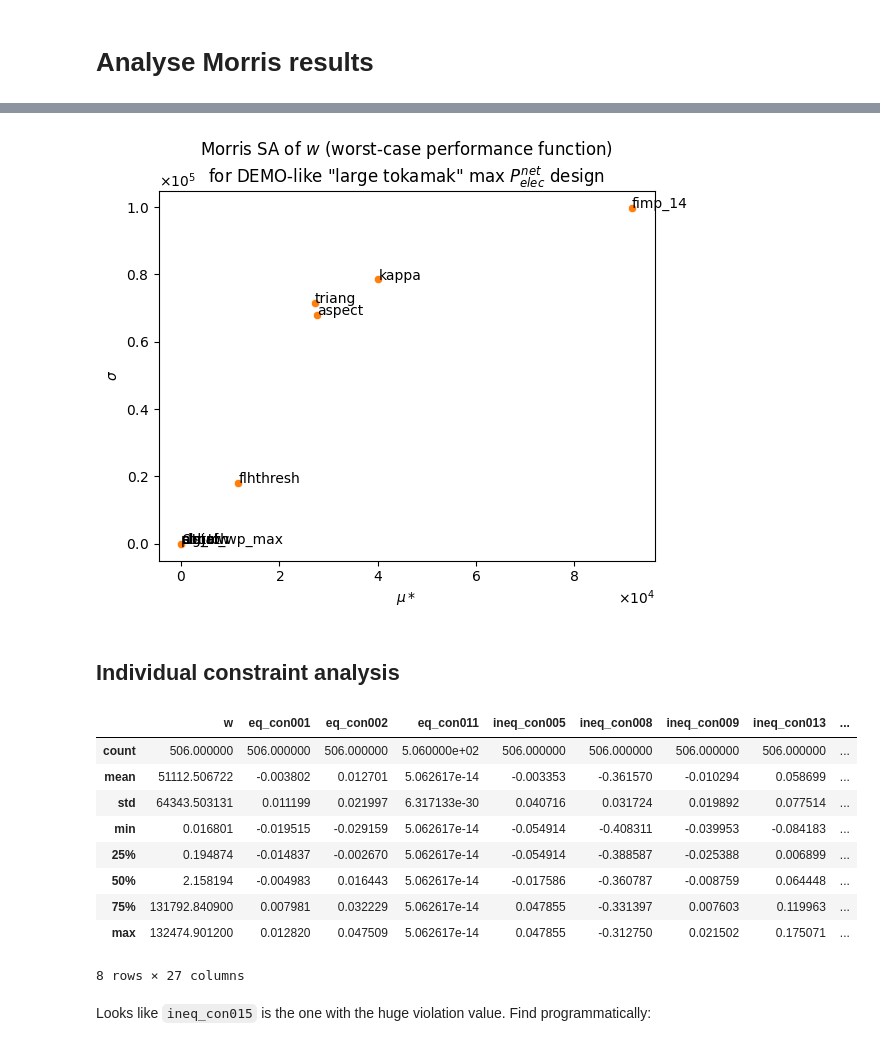
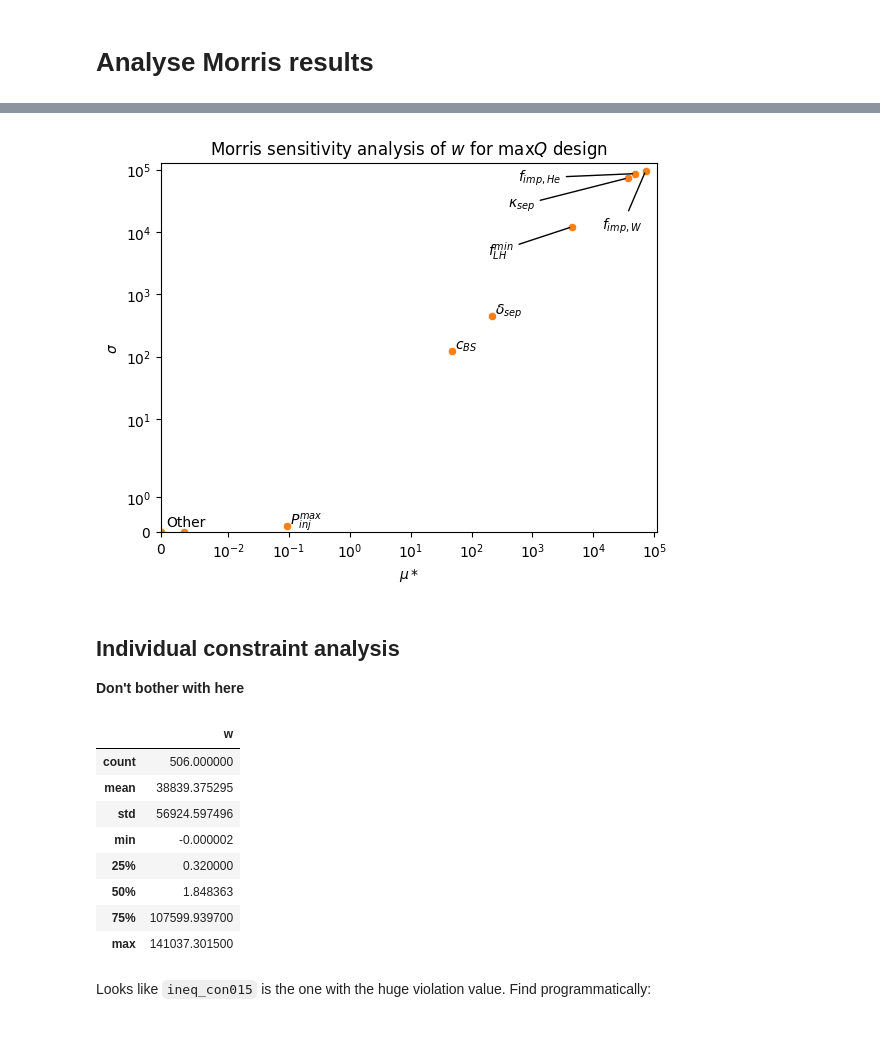
Before and after one commit to jonmaddock/dakota-process, a Jupyter notebook: morris/analyse_morris.ipynb, the cells around one changed output, grey strips where cells are left out. Saved outputs shown, nothing was run; the diff lists cells and outputs as text; code cells hidden in the pictures.

Commit message:
Finalise Morris figures

```diff
--- a/morris/analyse_morris.ipynb
+++ b/morris/analyse_morris.ipynb
@@ -9,7 +11,7 @@ Run with `dakota -i morris_lt.in > morris_summary.out`: only `>` gets results wr
 # %%
 # Must be am easier way to get Dakota results out? Apparently not
 # Read in .out file (contains summary results)
-output_files = ["morris_lt_summary.out", "morris_lt_max_net_elec_summary.out"]
+output_files = ["morris_lt_summary.out", "morris_lt_max_q_summary.out"]
 
 # Match line in output
 input_re = re.compile(r"Input\s+(\d+)\s.*=\s+(\d+\.\d+e[+-]\d+)\s+(\d+\.\d+e[+-]\d+)")
@@ -24,7 +26,7 @@ descriptors = [
     "fdene",
     "hfact",
     "coreradius",
-    "fimp_2",
+    "ralpne",
     "fimp_14",
     "psepbqarmax",
     "flhthresh",
@@ -39,7 +41,6 @@ descriptors = [
     "pinjalw",
     "alstroh",
     "sig_tf_wp_max",
-    "aspect",
     "boundu_2",
     "triang",
 ]
@@ -141,18 +236,33 @@ Text(0, 0.5, '$\\sigma$')
 # %%
 # Max P net elec only
-lt_max_net_elec_results_df = results_df[results_df["design"] == "lt_max_net_elec"]
+lt_max_net_elec_results_df = results_df[results_df["design"] == "lt_max_q"]
 ax = sns.scatterplot(data=lt_max_net_elec_results_df, x="mod_mean", y="std", color="C1")
-label_point(lt_max_net_elec_results_df)
-ax.set_title(
-    'Morris SA of $w$ (worst-case performance function)\nfor DEMO-like "large tokamak" max $P_{elec}^{net}$ design'
-)
+annotation_offsets = {
+    "ralpne": [0.72, 0.95],
+    "fimp_14": [0.89, 0.82],
+    "flhthresh": [0.66, 0.75],
+    "etath": [0.35, 0.03],
+    "kappa": [0.7, 0.88],
+}
+label_point(lt_max_net_elec_results_df, annotation_offsets=annotation_offsets)
+ax.set_title("Morris sensitivity analysis of $w$ for $\max Q$ design")
 ax.set_xlabel("$\mu*$")
 ax.set_ylabel("$\sigma$")
 ax.ticklabel_format(style="sci", scilimits=(0, 0), useMathText=True)
+# ax.loglog()
+# loglog doesn't plot params with 0 values: want to show this values
+ax.set_xscale("symlog", linthresh=0.01)
+ax.set_yscale("symlog")
+# Loads of -ve space and points crunched up in top corner otherwise
+ax.set_xlim(0, 1.1e5)
+ax.set_ylim(0, 1.3e5)
+plt.savefig(figs_dir / "morris_lt_max_q.pdf", bbox_inches="tight")
 # %% [output]
-[figure, old version]
+[figure, new version]
 # %% [markdown]
 ## Individual constraint analysis
+
+**Don't bother with here**
 # %%
 # Read in individual evaluations
 # evals = pd.read_csv("morris_lt.dat", sep="\s+")
@@ -160,7 +270,7 @@ ax.ticklabel_format(style="sci", scilimits=(0, 0), useMathText=True)
 # evals_w_sorted = evals.sort_values(by="w", ascending=False)
 # Nothing too badly violated
 
-evals = pd.read_csv("morris_lt_max_net_elec.dat", sep="\s+")
+evals = pd.read_csv("morris_lt_max_q.dat", sep="\s+")
 # Drop interface column; str and not useful
 evals.drop(labels="interface", axis=1, inplace=True)
 
@@ -170,16 +280,15 @@ parameters_re = r"^(?!(w$|\w*eq_con\d{3}))"
 responses = evals.filter(regex=responses_re)
 responses.describe()
 # %% [output]
-|  | w | eq_con001 | eq_con002 | eq_con011 | ineq_con005 | ineq_con008 | ineq_con009 | ineq_con013 | ... |
-| count | 506.000000 | 506.000000 | 506.000000 | 5.060000e+02 | 506.000000 | 506.000000 | 506.000000 | 506.000000 | ... |
-| mean | 51112.506722 | -0.003802 | 0.012701 | 5.062617e-14 | -0.003353 | -0.361570 | -0.010294 | 0.058699 | ... |
-| std | 64343.503131 | 0.011199 | 0.021997 | 6.317133e-30 | 0.040716 | 0.031724 | 0.019892 | 0.077514 | ... |
-| min | 0.016801 | -0.019515 | -0.029159 | 5.062617e-14 | -0.054914 | -0.408311 | -0.039953 | -0.084183 | ... |
-| 25% | 0.194874 | -0.014837 | -0.002670 | 5.062617e-14 | -0.054914 | -0.388587 | -0.025388 | 0.006899 | ... |
-| 50% | 2.158194 | -0.004983 | 0.016443 | 5.062617e-14 | -0.017586 | -0.360787 | -0.008759 | 0.064448 | ... |
-| 75% | 131792.840900 | 0.007981 | 0.032229 | 5.062617e-14 | 0.047855 | -0.331397 | 0.007603 | 0.119963 | ... |
-| max | 132474.901200 | 0.012820 | 0.047509 | 5.062617e-14 | 0.047855 | -0.312750 | 0.021502 | 0.175071 | ... |
+|  | w |
+| count | 506.000000 |
+| mean | 38839.375295 |
+| std | 56924.597496 |
+| min | -0.000002 |
+| 25% | 0.320000 |
+| 50% | 1.848363 |
+| 75% | 107599.939700 |
+| max | 141037.301500 |
-8 rows × 27 columns
 # %% [markdown]
 Looks like `ineq_con015` is the one with the huge violation value. Find programmatically:
 # %%
```
Also changed, not shown: parts of 9 cells of this notebook.
